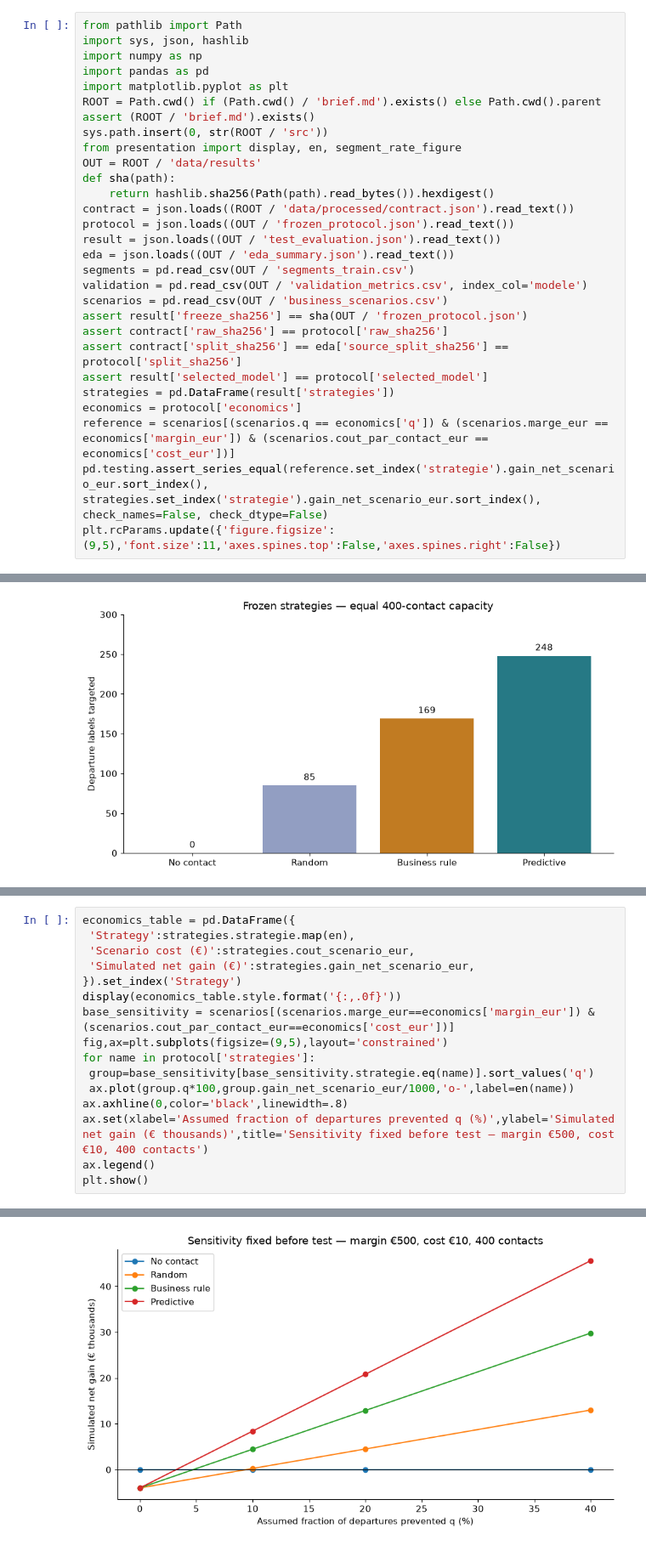
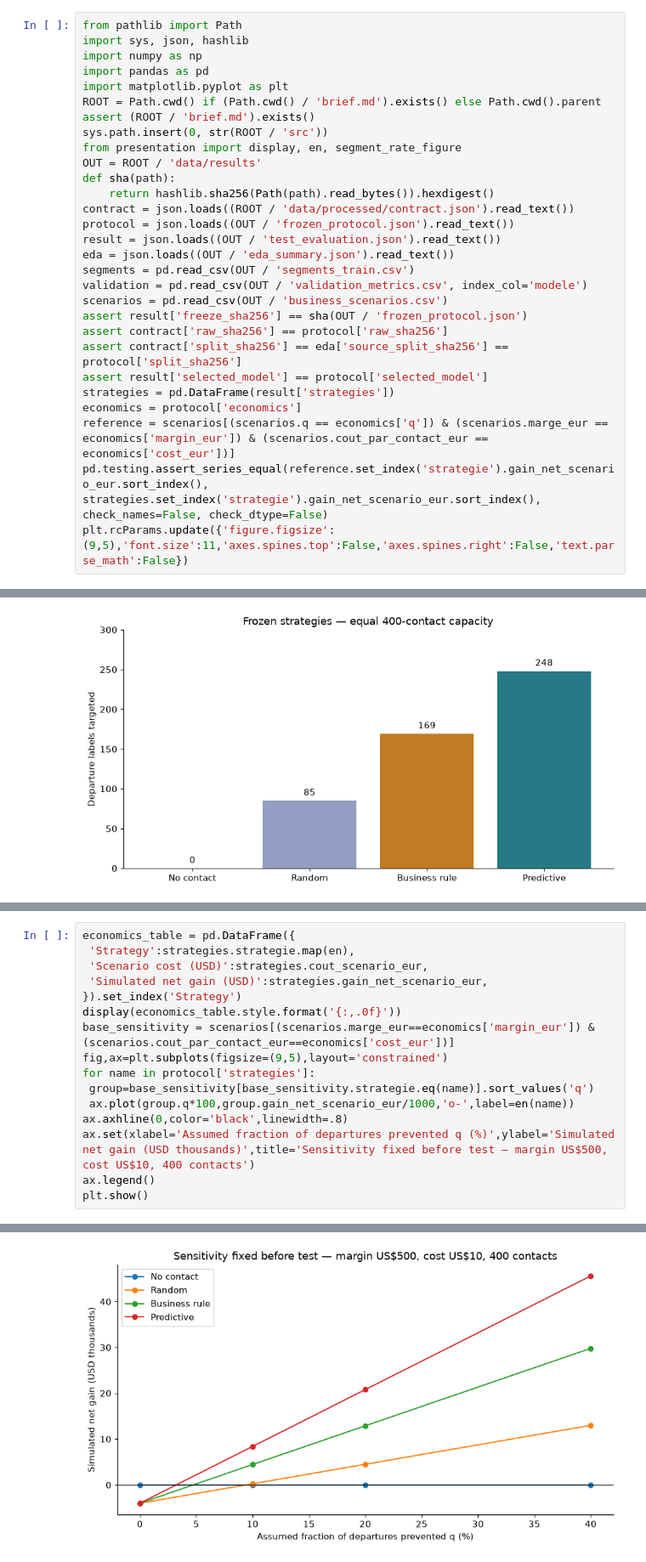
Before and after one commit to capristunt/bank-churn-analysis, a Jupyter notebook: notebooks/bank-churn-summary.ipynb, the cells around one changed output, grey strips where cells are left out. Shown at 85% size. Drawn from its saved outputs; the diff is of its cells as text.

```diff
--- a/notebooks/bank-churn-summary.ipynb
+++ b/notebooks/bank-churn-summary.ipynb
@@ -32,4 +32,4 @@ strategies = pd.DataFrame(result['strategies'])
 economics = protocol['economics']
 reference = scenarios[(scenarios.q == economics['q']) & (scenarios.marge_eur == economics['margin_eur']) & (scenarios.cout_par_contact_eur == economics['cost_eur'])]
 pd.testing.assert_series_equal(reference.set_index('strategie').gain_net_scenario_eur.sort_index(), strategies.set_index('strategie').gain_net_scenario_eur.sort_index(), check_names=False, check_dtype=False)
-plt.rcParams.update({'figure.figsize':(9,5),'font.size':11,'axes.spines.top':False,'axes.spines.right':False})
+plt.rcParams.update({'figure.figsize':(9,5),'font.size':11,'axes.spines.top':False,'axes.spines.right':False,'text.parse_math':False})
@@ -145,8 +149,8 @@ The simulation assumes that the supplied labels represent departure without a ne
 # %%
 economics_table = pd.DataFrame({
  'Strategy':strategies.strategie.map(en),
- 'Scenario cost (€)':strategies.cout_scenario_eur,
- 'Simulated net gain (€)':strategies.gain_net_scenario_eur,
+ 'Scenario cost (USD)':strategies.cout_scenario_eur,
+ 'Simulated net gain (USD)':strategies.gain_net_scenario_eur,
 }).set_index('Strategy')
 display(economics_table.style.format('{:,.0f}'))
 base_sensitivity = scenarios[(scenarios.marge_eur==economics['margin_eur']) & (scenarios.cout_par_contact_eur==economics['cost_eur'])]
@@ -155,7 +159,7 @@ for name in protocol['strategies']:
  group=base_sensitivity[base_sensitivity.strategie.eq(name)].sort_values('q')
  ax.plot(group.q*100,group.gain_net_scenario_eur/1000,'o-',label=en(name))
 ax.axhline(0,color='black',linewidth=.8)
-ax.set(xlabel='Assumed fraction of departures prevented q (%)',ylabel='Simulated net gain (€ thousands)',title='Sensitivity fixed before test — margin €500, cost €10, 400 contacts')
+ax.set(xlabel='Assumed fraction of departures prevented q (%)',ylabel='Simulated net gain (USD thousands)',title='Sensitivity fixed before test — margin US$500, cost US$10, 400 contacts')
 ax.legend()
 plt.show()
 # %% [output]
@@ -163,7 +167,7 @@ plt.show()
 | Strategy |  |  |
 | No contact | 0 | 0 |
 | Random | 4,000 | 4,500 |
 | Business rule | 4,000 | 12,900 |
 | Predictive | 4,000 | 20,800 |
-[figure, old version]
+[figure, new version]
 # %% [markdown]
```
Also changed, not shown: parts of 15 cells of this notebook, 2 other files.
